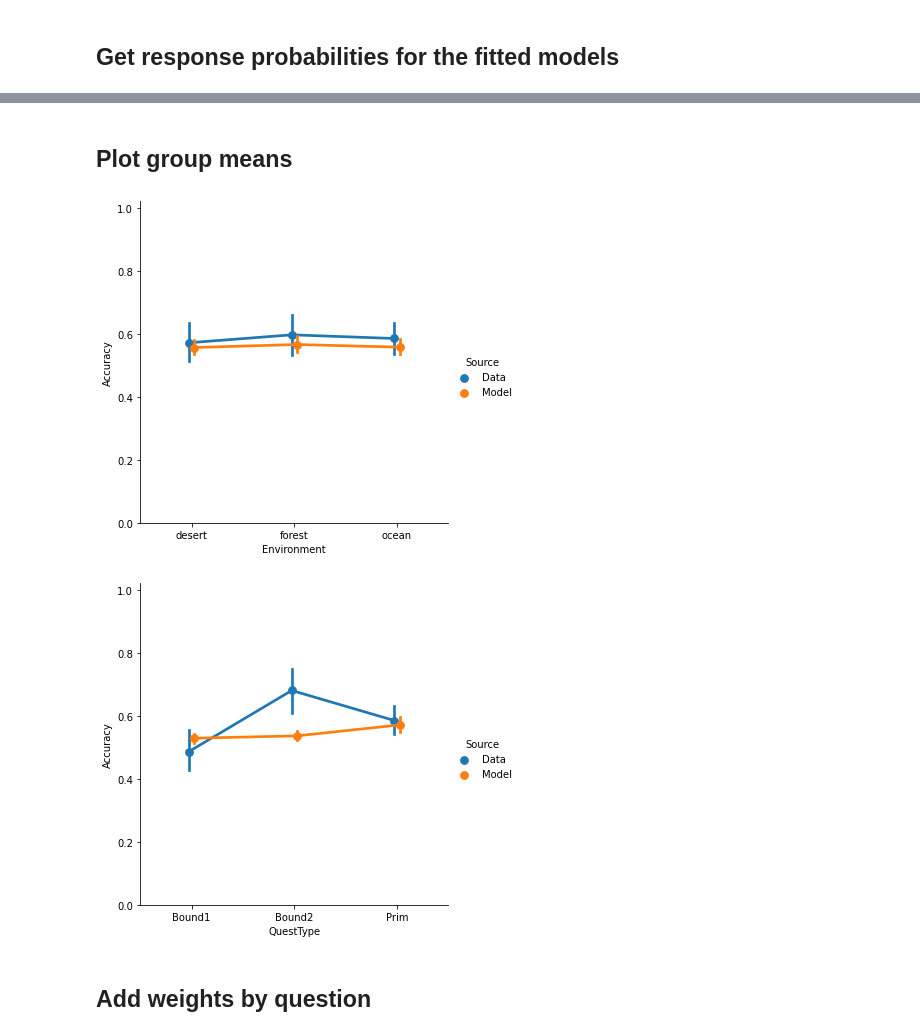
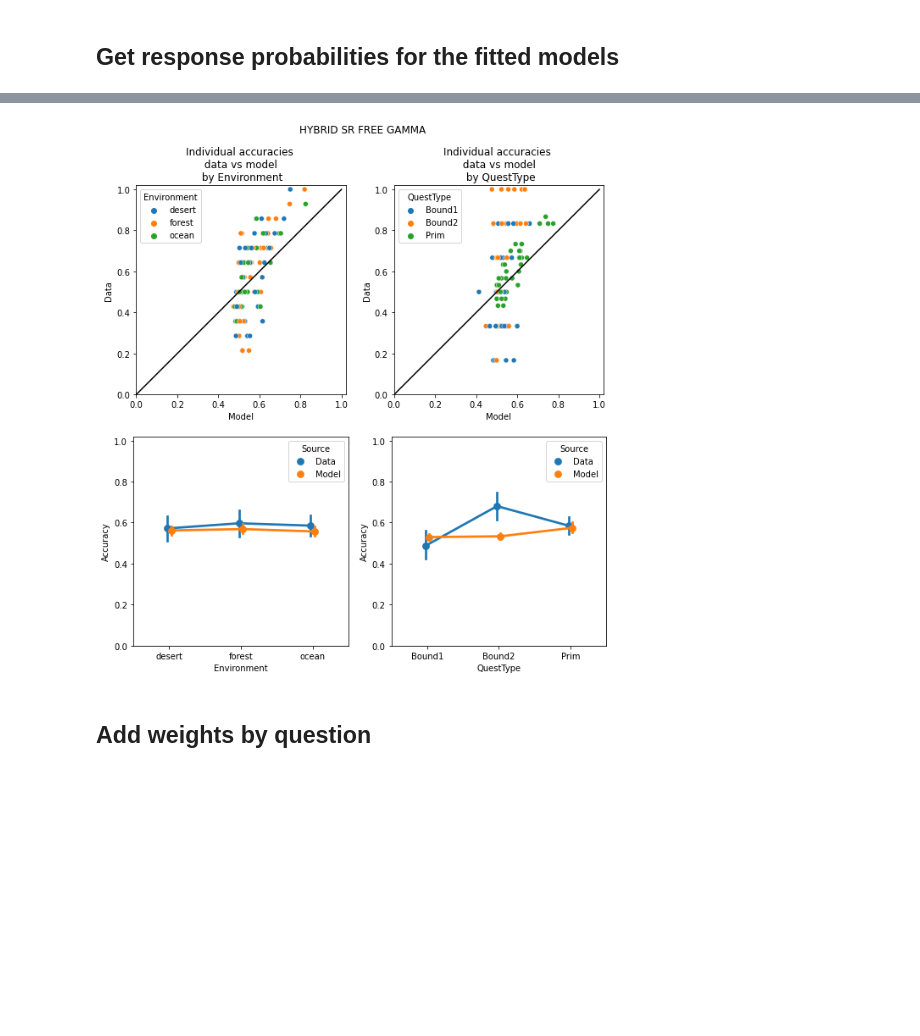
Before and after one commit to prestonlab/tesser_successor, a Jupyter notebook: fitting_hybridSR_free.ipynb, the cells around one changed output, grey strips where cells are left out. Saved outputs shown, nothing was run; the diff lists cells and outputs as text; code cells hidden in the pictures; blank space fills up the shorter version.

```diff
--- a/fitting_hybridSR_free.ipynb
+++ b/fitting_hybridSR_free.ipynb
@@ -113,16 +65,5 @@ g.plot((0, 1), (0, 1), '-k');
-# %% [markdown]
-## Plot group means
-# %%
-m = fitted.groupby(['Source', 'SubjNum', 'Environment'])['Accuracy'].mean()
-g = sns.catplot(kind='point', x='Environment', y='Accuracy',
-                hue='Source', dodge=True, data=m.reset_index())
-g.set(ylim=(0, 1.02));
-# %% [output]
-[figure, removed]
-# %%
-m = fitted.groupby(['Source', 'SubjNum', 'QuestType'])['Accuracy'].mean()
-g = sns.catplot(kind='point', x='QuestType', y='Accuracy',
-                hue='Source', dodge=True, data=m.reset_index())
-g.set(ylim=(0, 1.02));
-# %% [output]
-[figure, removed]
+# %%
+fitted = cython_fit.fitted_results(struct_all, induct_all, results, n_states, False, 'multiple gamma', [])
+fig = cython_fit.plot_by_question(fitted, fig_name='Hybrid Sr Free gamma')
+# %% [output]
+[figure, added]
```
Also changed, not shown: parts of 21 cells of this notebook, 7 other files.
